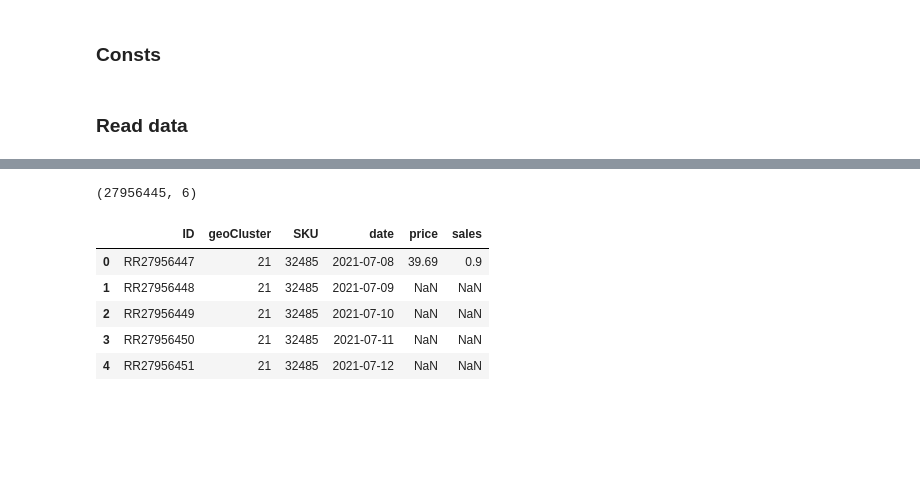
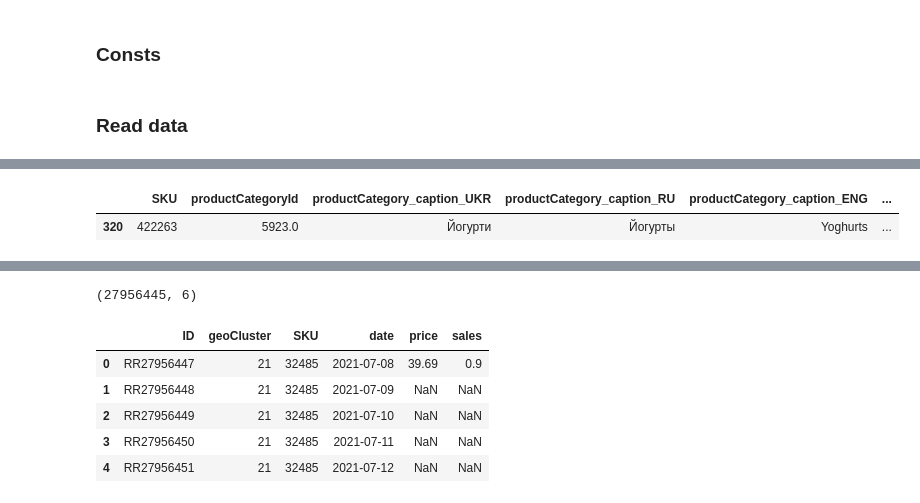
Before and after one commit to OleksandrKosovan/sales-forecasting, a Jupyter notebook: 02-data-vis.ipynb, the cells around one changed output, grey strips where cells are left out. Saved outputs shown, nothing was run; the diff lists cells and outputs as text; code cells hidden in the pictures; blank space fills up the shorter version.

```diff
--- a/02-data-vis.ipynb
+++ b/02-data-vis.ipynb
@@ -17,0 +51,5 @@ TRAIN_FILE = "train_final.csv"
+# %%
+sku.loc[sku.productCategoryId == 5923].head(1)
+# %% [output]
+|  | SKU | productCategoryId | productCategory_caption_UKR | productCategory_caption_RU | productCategory_caption_ENG | ... |
+| 320 | 422263 | 5923.0 | Йогурти | Йогурты | Yoghurts | ... |
```
Also changed, not shown: parts of 20 cells of this notebook.
